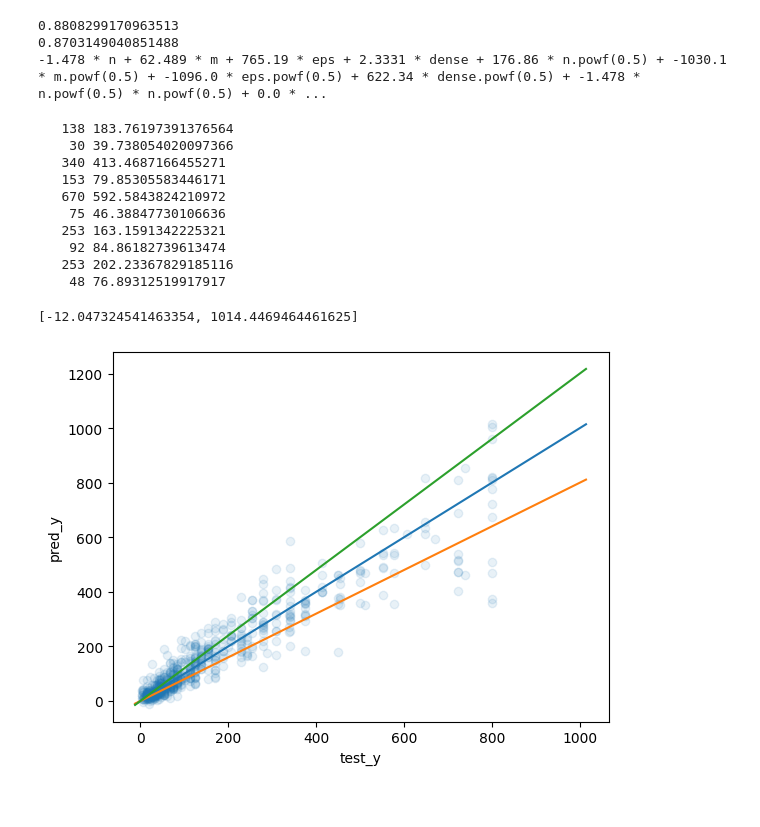
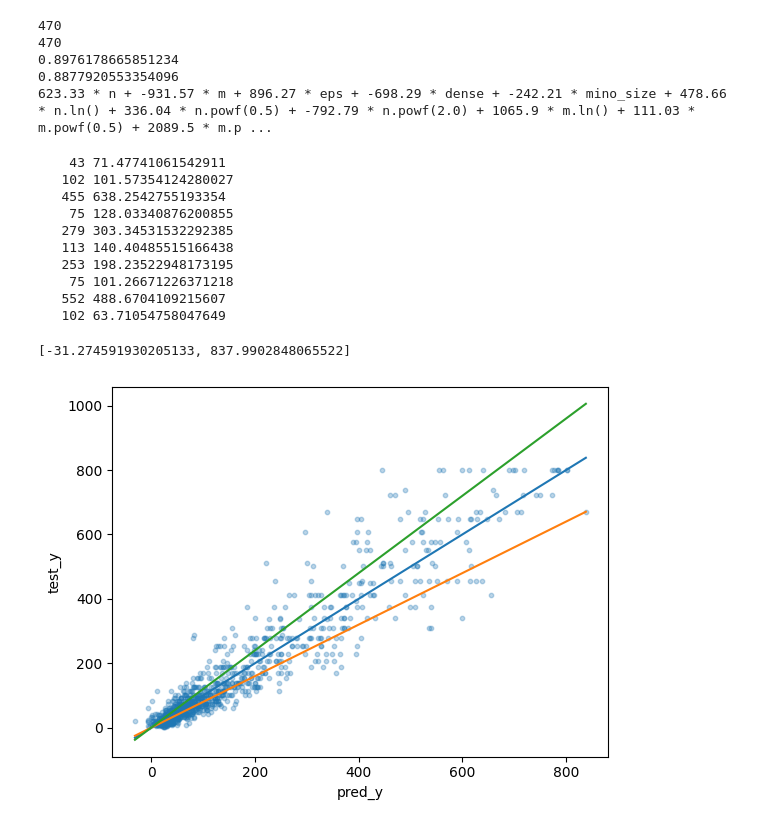
Before and after one commit to tishii2479/ahc030, a Jupyter notebook: notebooks/linear_regression_query_count.ipynb, the cells around one changed output. Drawn from its saved outputs; the diff is of its cells as text; code cells hidden in the pictures.

Commit message:
solve2-2

```diff
--- a/notebooks/linear_regression_query_count.ipynb
+++ b/notebooks/linear_regression_query_count.ipynb
@@ -96,7 +96,7 @@ def read_input(seed: int):
 #     ratio_feats.append(ratio_feat)
 # %%
 from sklearn.model_selection import train_test_split
-from sklearn.linear_model import Ridge, LinearRegression
+from sklearn.linear_model import Ridge, LinearRegression, Lasso
 
 df = pd.read_csv("../log/database.csv")
 input_df = pd.read_csv("../log/input.csv")
@@ -105,5 +105,6 @@ solver_df = pd.merge(df[df.solver_version == SOLVER_VERSION], input_df, how="lef
 # ratio_cols = [f"ratio_feat_{i}" for i in range(len(ratio_feats[0]))]
 # ratios_df = pd.DataFrame(ratio_feats, index=solver_df.index, columns=ratio_cols)
 # solver_df = pd.concat([solver_df, ratios_df], axis=1)
+solver_df.loc[:, ["mino_size"]] = solver_df.dense * (solver_df.n ** 2) / solver_df.m
 solver_df.head()
 # %% [output]
@@ -116,21 +145,21 @@ solver_df.head()
 # %%
 # solver_df[num_cols + ratio_cols].corr()
 # %%
-alphas = [0.5]
+alphas = [0.5, 2.0]
 
-data_df = solver_df[num_cols]
+data_df = solver_df.copy(deep=True)
 data_df.loc[:, ["target"]] = data_df["query_count"]
 
-data_df = data_df.drop(["score", "duration", "query_count"], axis=1)
+data_df = data_df.drop(["input_file", "solver_version", "score", "duration", "query_count"], axis=1)
 
 feature_cols = []
 
-base_feature_cols = ["n", "m", "eps", "dense"]
+base_feature_cols = ["n", "m", "eps", "dense", "mino_size"]
 
 # 特徴量
 for col in base_feature_cols:
-    # feature_cols.append(f"{col}.ln()")
-    # data_df.loc[:, [f"{col}.ln()"]] = np.log(data_df[col])
+    feature_cols.append(f"{col}.ln()")
+    data_df.loc[:, [f"{col}.ln()"]] = np.log(data_df[col])
 
     for alpha in alphas:
         feature_cols.append(f"{col}.powf({alpha})")
@@ -148,11 +177,13 @@ y = data_df["target"]
 
 train_x, test_x, train_y, test_y = train_test_split(x, y, test_size=0.2, random_state=0)
 
-model = Ridge(alpha=1e-2)
+model = Ridge(alpha=1e-4)
 model.fit(train_x, train_y)
 
 # print(model.coef_)
 # print(model.intercept_)
+print(len(model.coef_))
+print(len(list(filter(lambda x: abs(x) > 1e-10, model.coef_))))
 print(model.score(train_x, train_y))
 print(model.score(test_x, test_y))
 expr = " + ".join([f"{c:.5} * {t}" for c, t in zip(model.coef_.flatten(), x.columns)]) + f" + {model.intercept_:.5}"
@@ -160,32 +191,36 @@ print(expr)
 with open("../log/expr.txt", "w") as f:
     f.write(expr + "\n")
 # %% [output]
-0.8808299170963513
-0.8703149040851488
--1.478 * n + 62.489 * m + 765.19 * eps + 2.3331 * dense + 176.86 * n.powf(0.5) + -1030.1 * m.powf(0.5) + -1096.0 * eps.powf(0.5) + 622.34 * dense.powf(0.5) + -1.478 * n.powf(0.5) * n.powf(0.5) + 0.0 * ...
+470
+470
+0.8976178665851234
+0.8877920553354096
+623.33 * n + -931.57 * m + 896.27 * eps + -698.29 * dense + -242.21 * mino_size + 478.66 * n.ln() + 336.04 * n.powf(0.5) + -792.79 * n.powf(2.0) + 1065.9 * m.ln() + 111.03 * m.powf(0.5) + 2089.5 * m.p ...
 # %%
 pred_y = model.predict(test_x)
-for i in range(10):
+for i in range(100, 110):
     print(f"{test_y.iloc[i]:6} {pred_y[i]}")
 
-plt.scatter(test_y, pred_y, alpha=0.1)
-plt.xlabel("test_y")
-plt.ylabel("pred_y")
+plt.scatter(pred_y, test_y, alpha=0.3, s=10)
+plt.xlabel("pred_y")
+plt.ylabel("test_y")
 _ = plt.plot([pred_y.min(), pred_y.max()], [pred_y.min(), pred_y.max()])
 _ = plt.plot([pred_y.min(), pred_y.max()], [pred_y.min() * 0.8, pred_y.max() * 0.8])
 _ = plt.plot([pred_y.min(), pred_y.max()], [pred_y.min() * 1.2, pred_y.max() * 1.2])
+# plt.xlim(0, 100)
+# plt.ylim(0, 100)
 [pred_y.min(), pred_y.max()]
 # %% [output]
-   138 183.76197391376564
-    30 39.738054020097366
-   340 413.4687166455271
-   153 79.85305583446171
-   670 592.5843824210972
-    75 46.38847730106636
-   253 163.1591342225321
-    92 84.86182739613474
-   253 202.23367829185116
-    48 76.89312519917917
+    43 71.47741061542911
+   102 101.57354124280027
+   455 638.2542755193354
+    75 128.03340876200855
+   279 303.34531532292385
+   113 140.40485515166438
+   253 198.23522948173195
+    75 101.26671226371218
+   552 488.6704109215607
+   102 63.71054758047649
-[-12.047324541463354, 1014.4469464461625]
+[-31.274591930205133, 837.9902848065522]
-[figure, old version]
+[figure, new version]
 # %%
```
Also changed, not shown: parts of 9 cells of this notebook, 5 other files.
